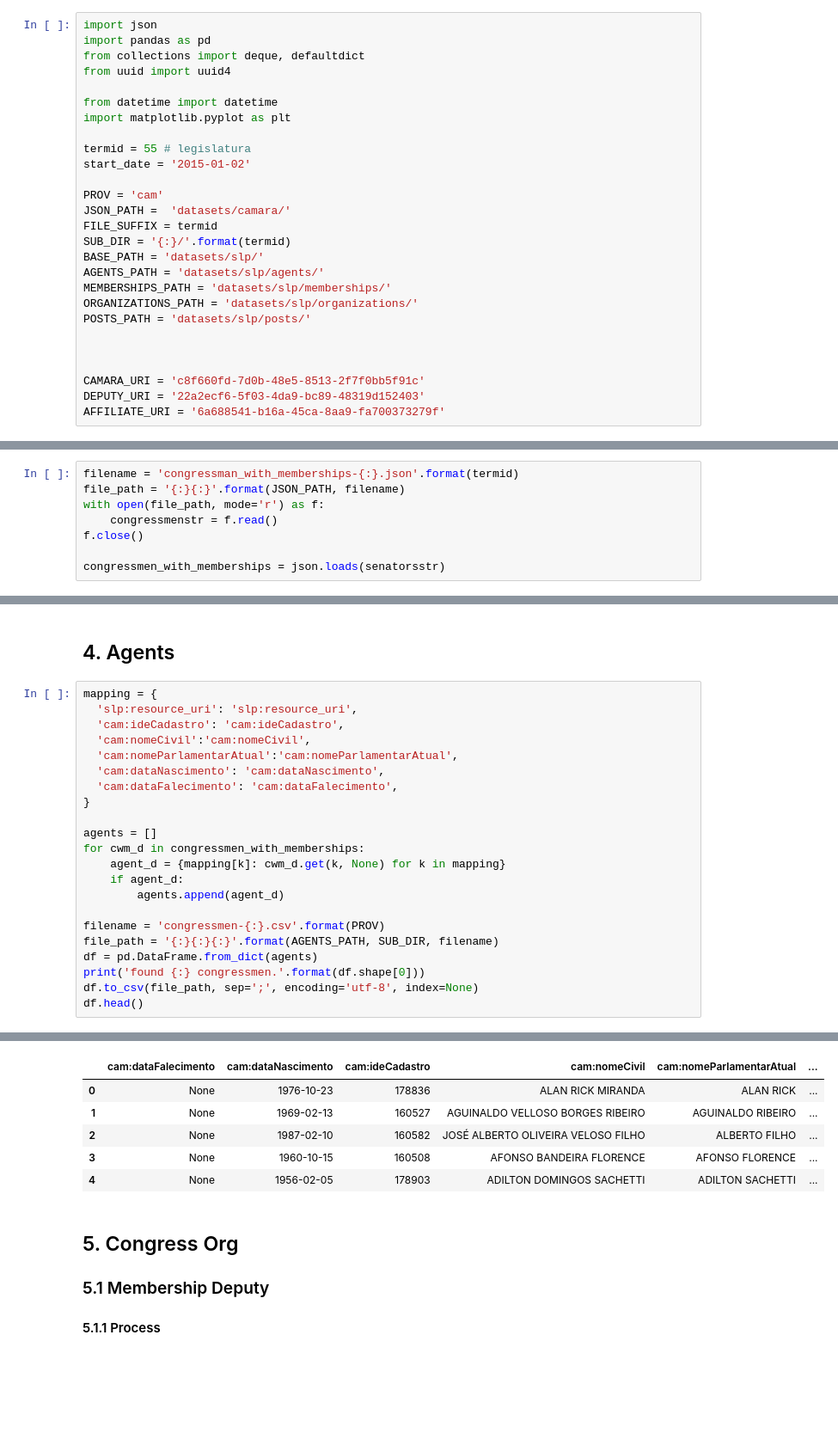
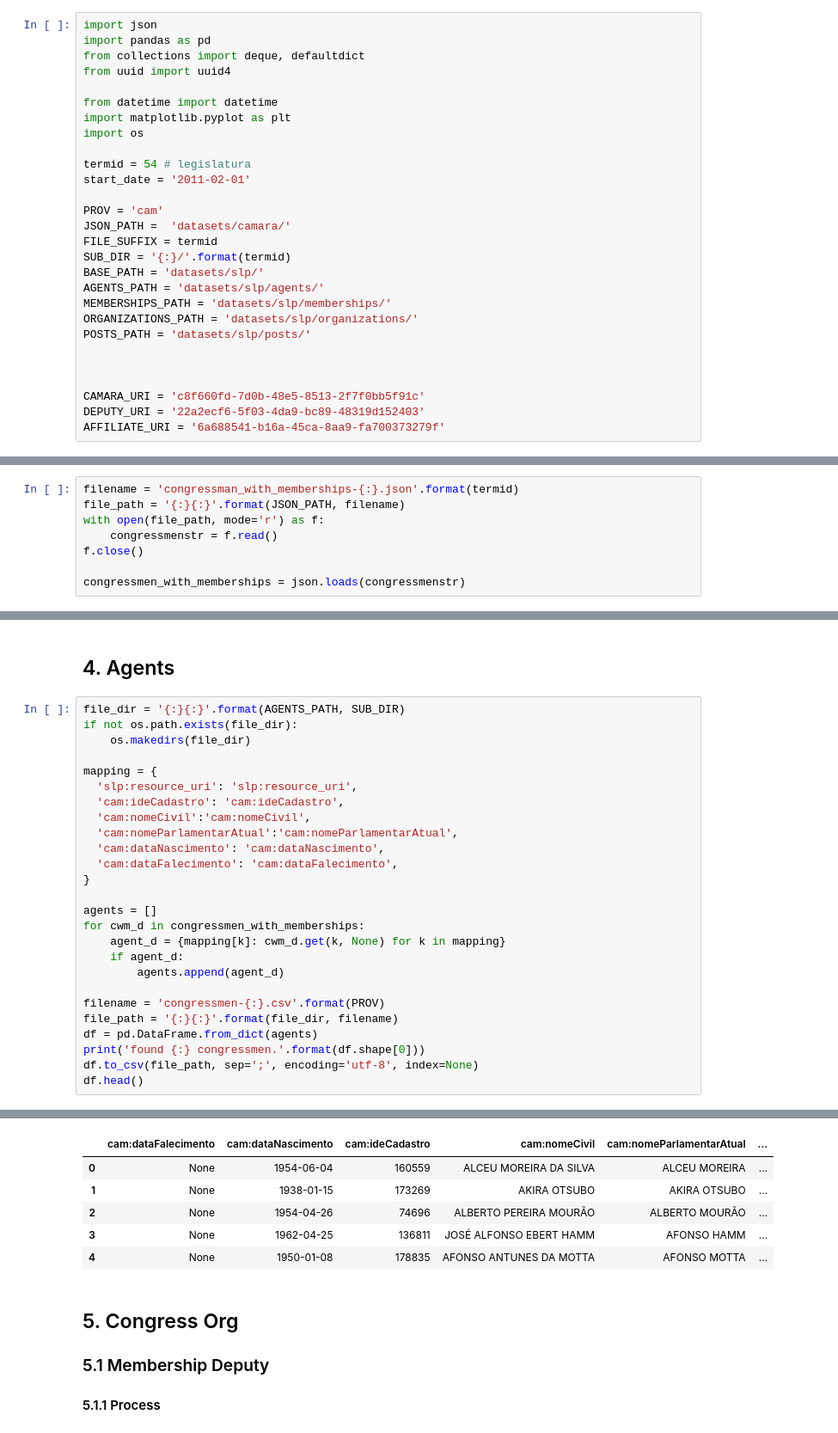
Before and after one commit to guilhermevarela/polare_scrapper, a Jupyter notebook: Congressmen.ipynb, the cells around one changed output, grey strips where cells are left out. Shown at 86% size. Cells and saved outputs as stored; diff of their text form; blank space fills up the shorter version.

```diff
--- a/Congressmen.ipynb
+++ b/Congressmen.ipynb
@@ -17,9 +17,10 @@ from uuid import uuid4
 
 from datetime import datetime
 import matplotlib.pyplot as plt
+import os
 
-termid = 55 # legislatura
-start_date = '2015-01-02'
+termid = 54 # legislatura
+start_date = '2011-02-01'
 
 PROV = 'cam'
 JSON_PATH =  'datasets/camara/'
@@ -59,4 +60,4 @@ with open(file_path, mode='r') as f:
     congressmenstr = f.read()
 f.close()
 
-congressmen_with_memberships = json.loads(senatorsstr)
+congressmen_with_memberships = json.loads(congressmenstr)
@@ -65,6 +64,10 @@ NameError: name 'senatorsstr' is not defined
 # %% [markdown]
 ## 4. Agents
 # %%
+file_dir = '{:}{:}'.format(AGENTS_PATH, SUB_DIR)
+if not os.path.exists(file_dir):
+    os.makedirs(file_dir)
+
 mapping = {
   'slp:resource_uri': 'slp:resource_uri',
   'cam:ideCadastro': 'cam:ideCadastro',
@@ -81,7 +84,7 @@ for cwm_d in congressmen_with_memberships:
         agents.append(agent_d)
 
 filename = 'congressmen-{:}.csv'.format(PROV)
-file_path = '{:}{:}{:}'.format(AGENTS_PATH, SUB_DIR, filename)
+file_path = '{:}{:}'.format(file_dir, filename)
 df = pd.DataFrame.from_dict(agents)
 print('found {:} congressmen.'.format(df.shape[0]))
 df.to_csv(file_path, sep=';', encoding='utf-8', index=None)
@@ -91,9 +94,9 @@ found 606 congressmen.
 |  | cam:dataFalecimento | cam:dataNascimento | cam:ideCadastro | cam:nomeCivil | cam:nomeParlamentarAtual | ... |
-| 0 | None | 1976-10-23 | 178836 | ALAN RICK MIRANDA | ALAN RICK | ... |
-| 1 | None | 1969-02-13 | 160527 | AGUINALDO VELLOSO BORGES RIBEIRO | AGUINALDO RIBEIRO | ... |
-| 2 | None | 1987-02-10 | 160582 | JOSÉ ALBERTO OLIVEIRA VELOSO FILHO | ALBERTO FILHO | ... |
-| 3 | None | 1960-10-15 | 160508 | AFONSO BANDEIRA FLORENCE | AFONSO FLORENCE | ... |
-| 4 | None | 1956-02-05 | 178903 | ADILTON DOMINGOS SACHETTI | ADILTON SACHETTI | ... |
+| 0 | None | 1954-06-04 | 160559 | ALCEU MOREIRA DA SILVA | ALCEU MOREIRA | ... |
+| 1 | None | 1938-01-15 | 173269 | AKIRA OTSUBO | AKIRA OTSUBO | ... |
+| 2 | None | 1954-04-26 | 74696 | ALBERTO PEREIRA MOURÃO | ALBERTO MOURÃO | ... |
+| 3 | None | 1962-04-25 | 136811 | JOSÉ ALFONSO EBERT HAMM | AFONSO HAMM | ... |
+| 4 | None | 1950-01-08 | 178835 | AFONSO ANTUNES DA MOTTA | AFONSO MOTTA | ... |
 # %% [markdown]
  ## 5. Congress Org
 
```
Also changed, not shown: parts of 8 cells of this notebook, 16 other files.
